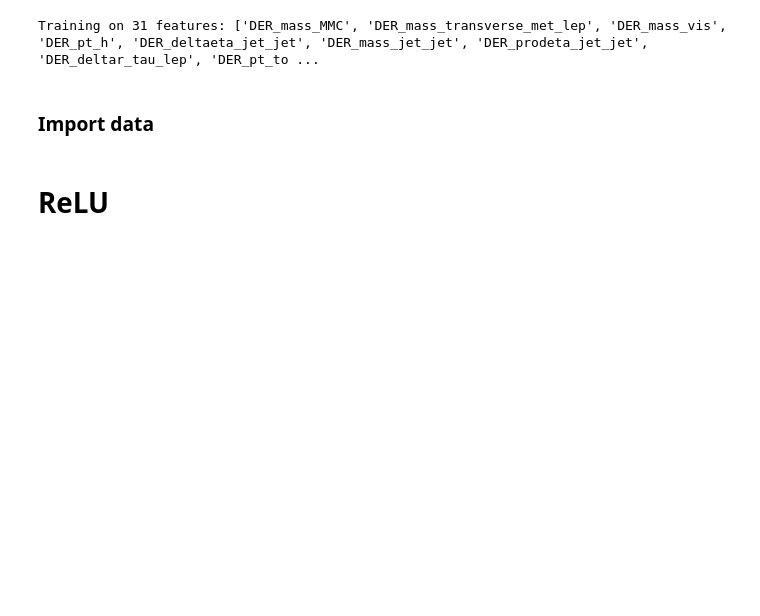
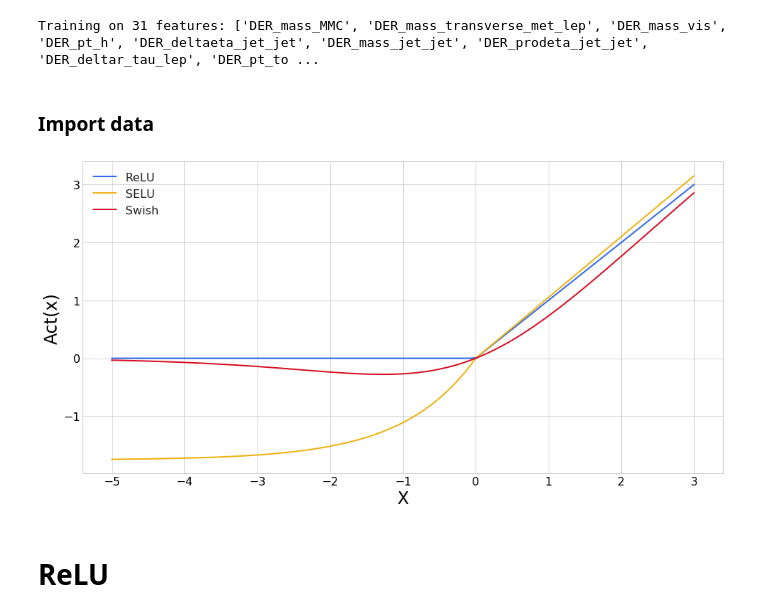
Before and after one commit to GilesStrong/QCHS-2018, a Jupyter notebook: Notebooks/2_Investigation_Activation_Function.ipynb, the cells around one changed output. Saved outputs shown, nothing was run; the diff lists cells and outputs as text; code cells hidden in the pictures; blank space fills up the shorter version.

```diff
--- a/Notebooks/2_Investigation_Activation_Function.ipynb
+++ b/Notebooks/2_Investigation_Activation_Function.ipynb
@@ -34,6 +35,20 @@ Training on 31 features: ['DER_mass_MMC', 'DER_mass_transverse_met_lep', 'DER_ma
 ### Import data
 # %%
 trainData = BatchYielder(h5py.File(dirLoc + 'train.hdf5', "r+"))
+# %%
+x = np.linspace(-5, 3, 100)
+plt.figure(figsize=(16,8))
+plt.plot(x, np.array(K.get_value(relu(x))), label='ReLU', linewidth=2, color = '#3369E8')
+plt.plot(x, np.array(K.get_value(selu(x))), label='SELU', linewidth=2, color = '#EEB211')
+plt.plot(x, np.array(K.get_value(swish(x))), label='Swish', linewidth=2, color = '#D50F25')
+plt.legend(loc='best', fontsize=16)
+plt.xticks(fontsize=16, color='black')
+plt.yticks(fontsize=16, color='black')
+plt.xlabel("X", fontsize=24, color='black')
+plt.ylabel('Act(x)', fontsize=24, color='black')
+plt.show()
+# %% [output]
+[figure, added]
 # %% [markdown]
 # ReLU
 # %%
```
Also changed, not shown: parts of 5 cells of this notebook, 3 other files.
